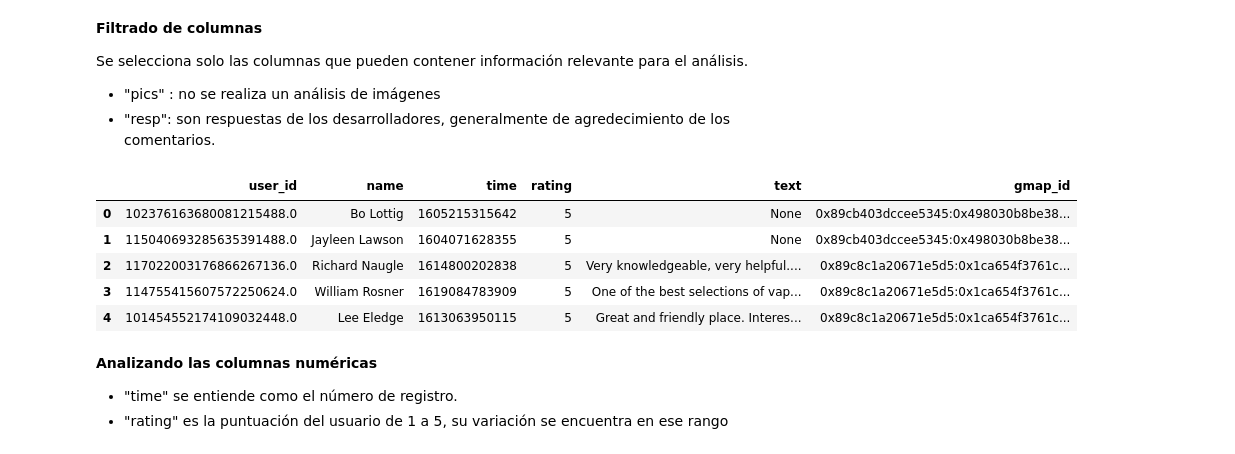
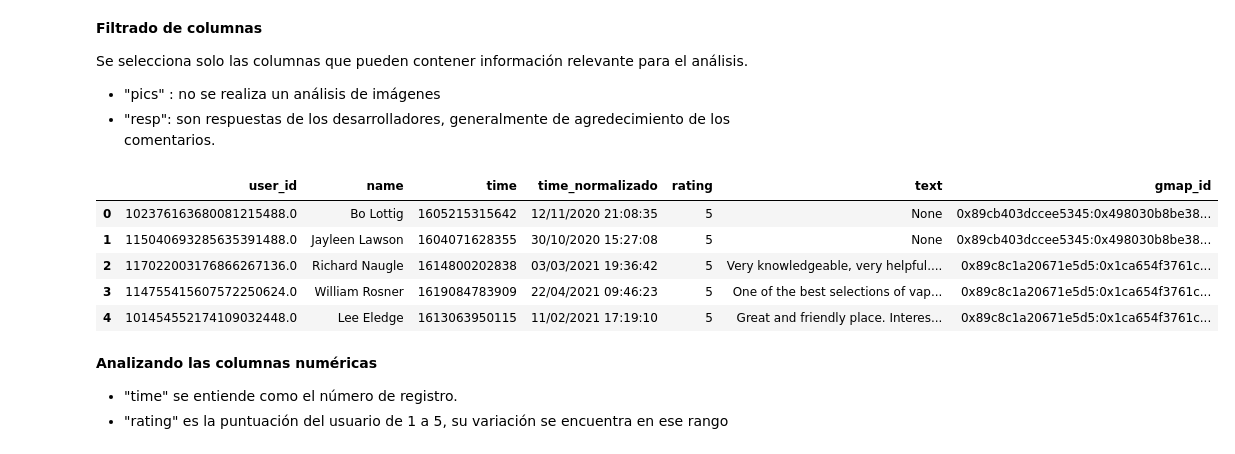
Before and after one commit to nuggi46/PF-Henry, a Jupyter notebook: EDA/reviews_estados/Pennsylvania/EDA/EDA_Pennsylvania.ipynb, the cells around one changed output. Saved outputs shown, nothing was run; the diff lists cells and outputs as text; code cells hidden in the pictures.

```diff
--- a/EDA/reviews_estados/Pennsylvania/EDA/EDA_Pennsylvania.ipynb
+++ b/EDA/reviews_estados/Pennsylvania/EDA/EDA_Pennsylvania.ipynb
@@ -95,3 +96,9 @@ Data columns (total 8 columns):
  7   gmap_id  object
 dtypes: int64(2), object(6)
 memory usage: 164.8+ MB
+# %%
+tiempos = []
+for data in df['time']/1000:
+  tiempos.append(datetime.utcfromtimestamp(data).strftime('%d/%m/%Y %H:%M:%S'))
+
+df['time_normalizado'] = tiempos
@@ -102,15 +118,15 @@ Se selecciona solo las columnas que pueden contener información relevante para
 - "pics" : no se realiza un análisis de imágenes
 - "resp": son respuestas de los desarrolladores, generalmente de agredecimiento de los comentarios.
 # %%
-df_analisis = df[['user_id','name','time','rating','text','gmap_id']]
+df_analisis = df[['user_id','name','time','time_normalizado','rating','text','gmap_id']]
 df_analisis.head()
 # %% [output]
-|  | user_id | name | time | rating | text | gmap_id |
-| 0 | 102376163680081215488.0 | Bo Lottig | 1605215315642 | 5 | None | 0x89cb403dccee5345:0x498030b8be38... |
-| 1 | 115040693285635391488.0 | Jayleen Lawson | 1604071628355 | 5 | None | 0x89cb403dccee5345:0x498030b8be38... |
-| 2 | 117022003176866267136.0 | Richard Naugle | 1614800202838 | 5 | Very knowledgeable, very helpful.... | 0x89c8c1a20671e5d5:0x1ca654f3761c... |
-| 3 | 114755415607572250624.0 | William Rosner | 1619084783909 | 5 | One of the best selections of vap... | 0x89c8c1a20671e5d5:0x1ca654f3761c... |
-| 4 | 101454552174109032448.0 | Lee Eledge | 1613063950115 | 5 | Great and friendly place. Interes... | 0x89c8c1a20671e5d5:0x1ca654f3761c... |
+|  | user_id | name | time | time_normalizado | rating | text | gmap_id |
+| 0 | 102376163680081215488.0 | Bo Lottig | 1605215315642 | 12/11/2020 21:08:35 | 5 | None | 0x89cb403dccee5345:0x498030b8be38... |
+| 1 | 115040693285635391488.0 | Jayleen Lawson | 1604071628355 | 30/10/2020 15:27:08 | 5 | None | 0x89cb403dccee5345:0x498030b8be38... |
+| 2 | 117022003176866267136.0 | Richard Naugle | 1614800202838 | 03/03/2021 19:36:42 | 5 | Very knowledgeable, very helpful.... | 0x89c8c1a20671e5d5:0x1ca654f3761c... |
+| 3 | 114755415607572250624.0 | William Rosner | 1619084783909 | 22/04/2021 09:46:23 | 5 | One of the best selections of vap... | 0x89c8c1a20671e5d5:0x1ca654f3761c... |
+| 4 | 101454552174109032448.0 | Lee Eledge | 1613063950115 | 11/02/2021 17:19:10 | 5 | Great and friendly place. Interes... | 0x89c8c1a20671e5d5:0x1ca654f3761c... |
 # %% [markdown]
 <b>Analizando las columnas numéricas</b>
 - "time" se entiende como el número de registro.
```
Also changed, not shown: parts of 15 cells of this notebook.
